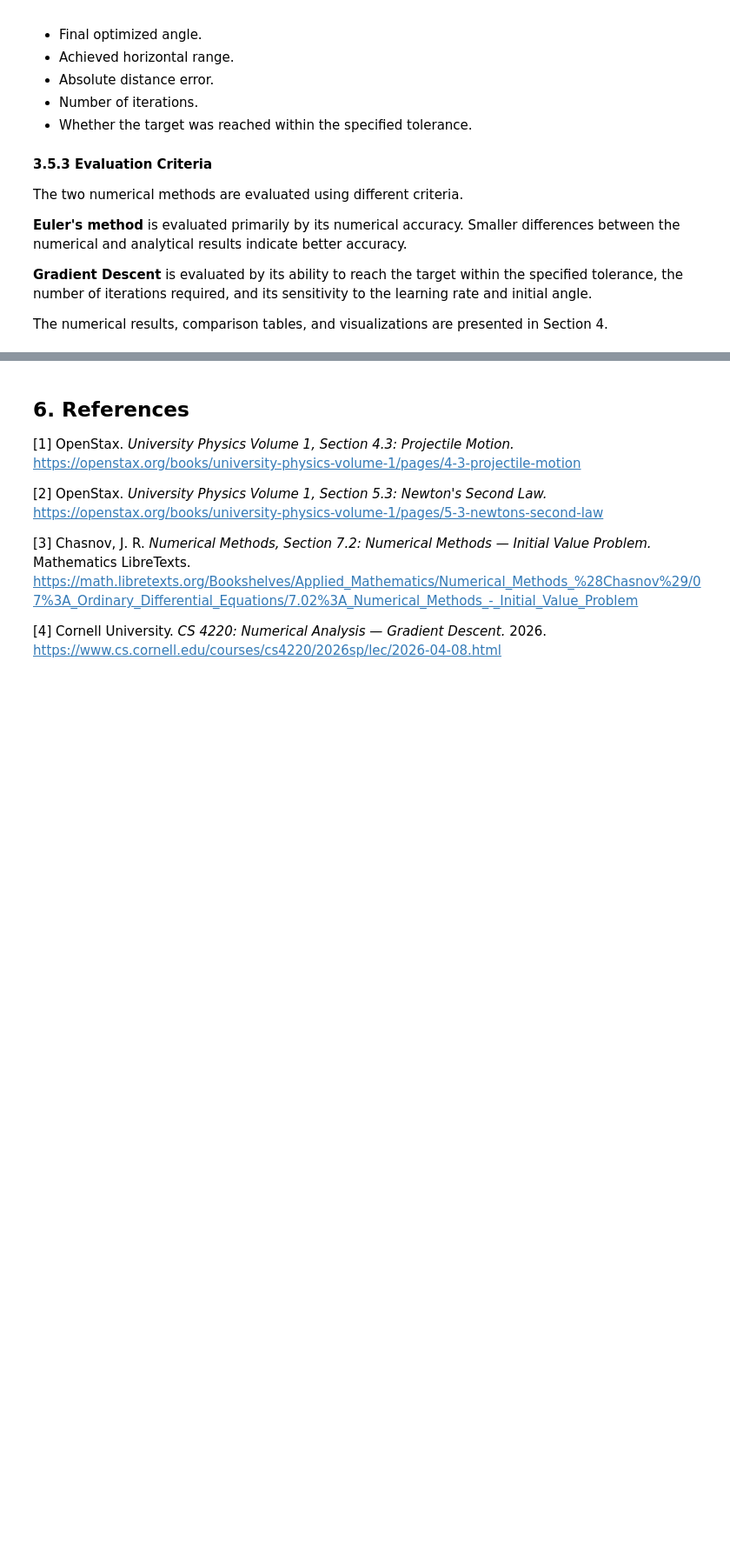
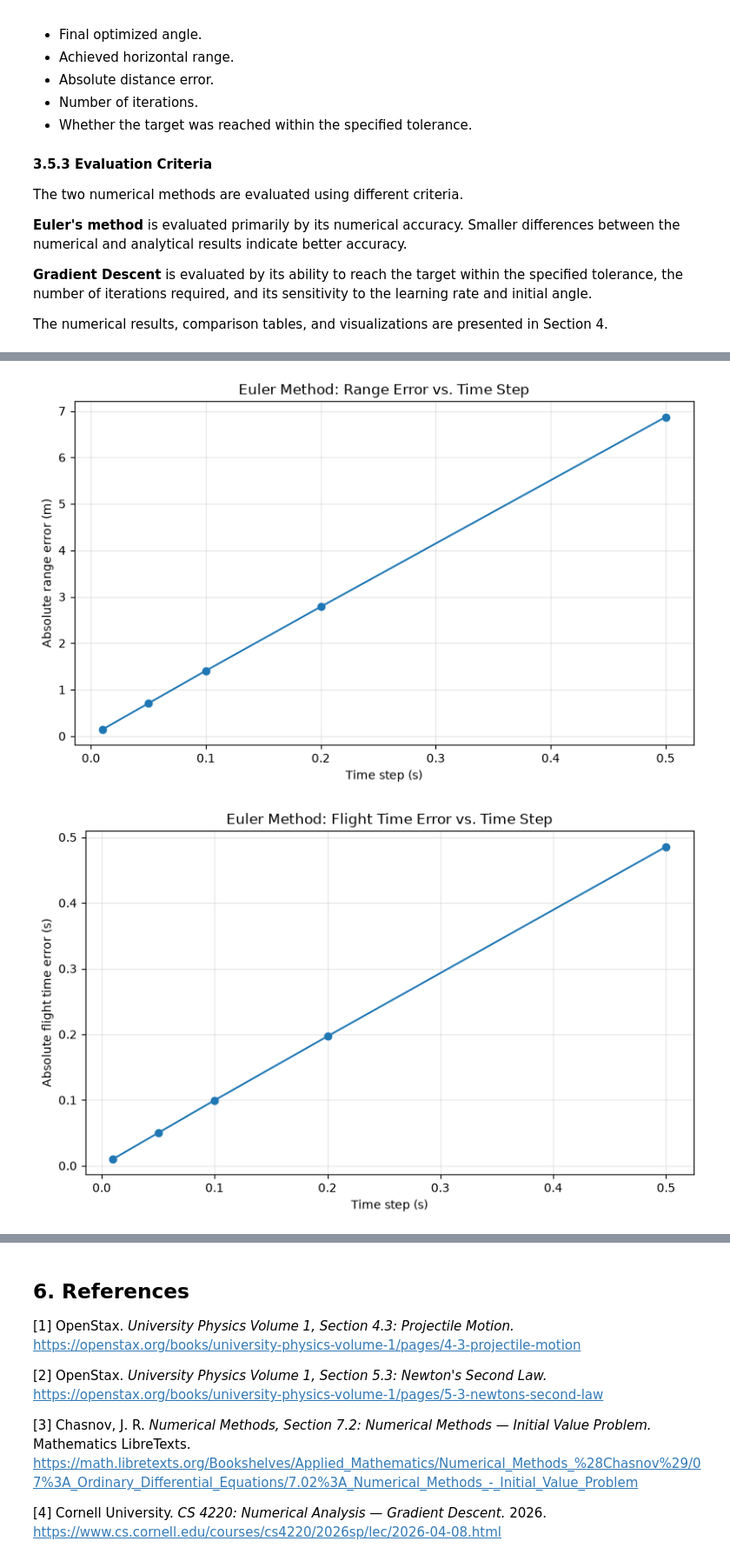
Before and after one commit to VesiBaleva/Math-Concepts-for-Developers, a Jupyter notebook: artillery_math.ipynb, the cells around one changed output, grey strips where cells are left out. Shown at 87% size. Cells and saved outputs as stored; diff of their text form; code cells hidden in the pictures; blank space fills up the shorter version.

Commit message:
Evaluate Euler method accuracy across time steps

```diff
--- a/artillery_math.ipynb
+++ b/artillery_math.ipynb
@@ -1500,0 +1643,32 @@ The numerical results, comparison tables, and visualizations are presented in Se
+# %%
+import matplotlib.pyplot as plt
+
+# Extract time steps and errors from the experiment results
+steps = [result["h"] for result in euler_results]
+range_errors = [result["range_error"] for result in euler_results]
+time_errors = [result["time_error"] for result in euler_results]
+
+# Plot the horizontal range error
+plt.figure(figsize=(8, 5))
+plt.plot(steps, range_errors, marker="o")
+
+plt.xlabel("Time step (s)")
+plt.ylabel("Absolute range error (m)")
+plt.title("Euler Method: Range Error vs. Time Step")
+plt.grid(True, alpha=0.3)
+plt.tight_layout()
+plt.show()
+
+# Plot the flight time error
+plt.figure(figsize=(8, 5))
+plt.plot(steps, time_errors, marker="o")
+
+plt.xlabel("Time step (s)")
+plt.ylabel("Absolute flight time error (s)")
+plt.title("Euler Method: Flight Time Error vs. Time Step")
+plt.grid(True, alpha=0.3)
+plt.tight_layout()
+plt.show()
+# %% [output]
+[figure, added]
+[figure, added]
```
Also changed, not shown: parts of 8 cells of this notebook.
